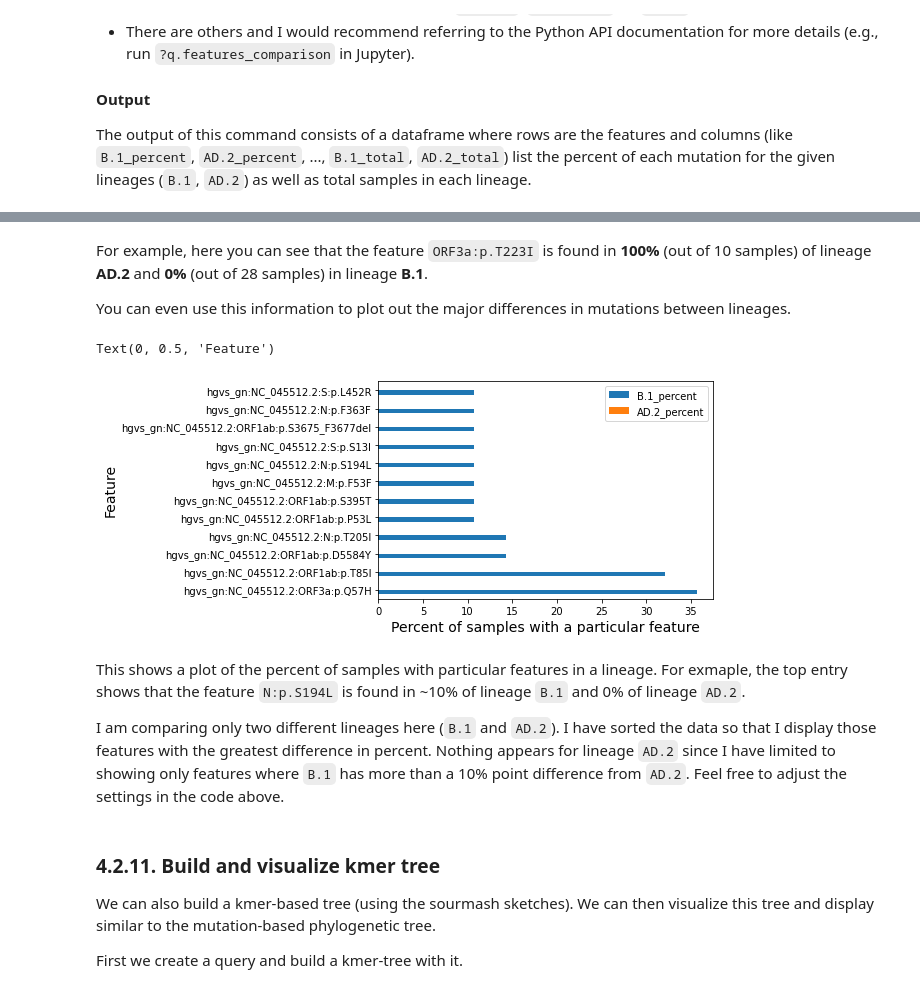
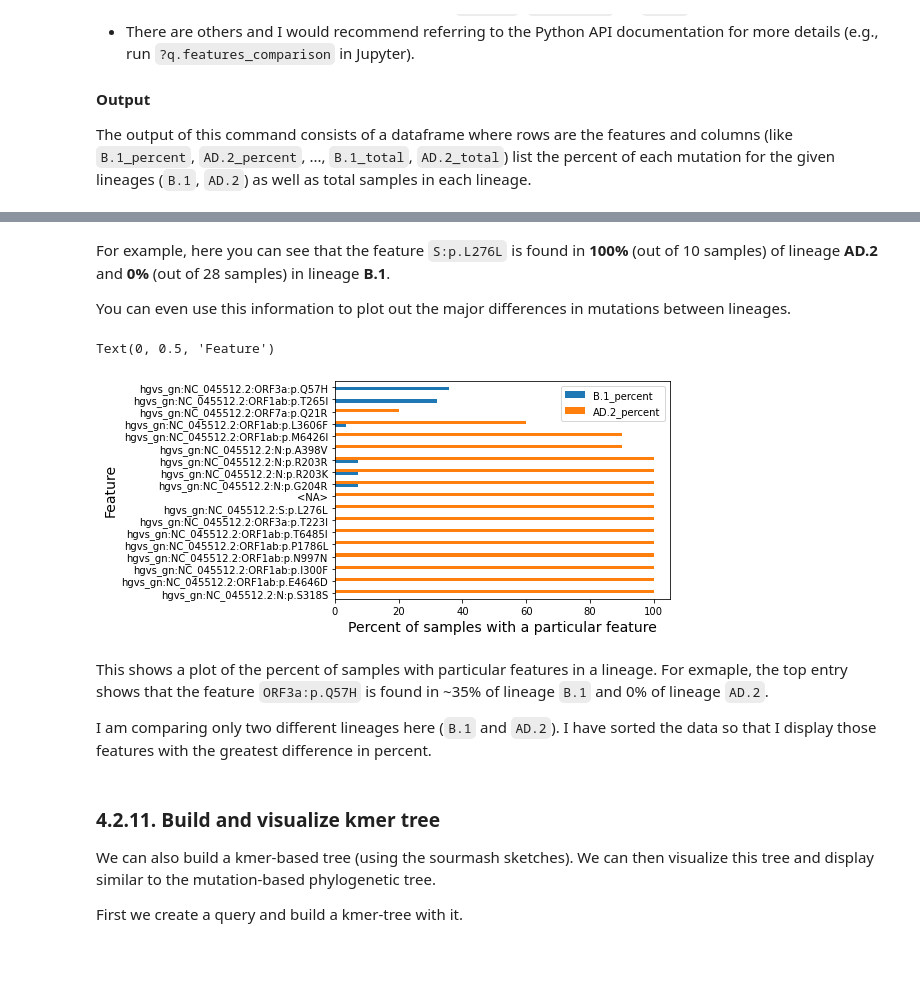
Before and after one commit to apetkau/genomics-data-index-examples, a Jupyter notebook: examples/tutorial-2-sars-cov-2.ipynb, the cells around one changed output, grey strips where cells are left out. Drawn from its saved outputs; the diff is of its cells as text; code cells hidden in the pictures; blank space fills up the shorter version.

```diff
--- a/examples/tutorial-2-sars-cov-2.ipynb
+++ b/examples/tutorial-2-sars-cov-2.ipynb
@@ -480,39 +483,39 @@ comparison_df[['ID_HGVS_GN.p', 'B.1_percent', 'AD.2_percent', 'B.1_total', 'AD.2
 288 rows × 5 columns
 # %% [markdown]
-For example, here you can see that the feature `ORF3a:p.T223I` is found in **100%** (out of 10 samples) of lineage **AD.2** and **0%** (out of 28 samples) in lineage **B.1**.
+For example, here you can see that the feature `S:p.L276L` is found in **100%** (out of 10 samples) of lineage **AD.2** and **0%** (out of 28 samples) in lineage **B.1**.
 
 You can even use this information to plot out the major differences in mutations between lineages.
 # %%
 import matplotlib.pyplot as plt
 
 comparison_diff_df = comparison_df.copy()
 
 # Add in column which defines the differences between percent of features in
 # the selected lineages
 comparison_diff_df['B.1_minus_AD.2_percent'] = comparison_diff_df['B.1_percent'] \
                                                - comparison_diff_df['AD.2_percent']
 
 # Use this difference column (B.1_minus_AD.2_percent) to sort features to compare
-comparison_diff_df = comparison_diff_df.sort_values('B.1_minus_AD.2_percent',
-                                                    ascending=False)
+comparison_diff_df = comparison_diff_df.sort_values(['B.1_minus_AD.2_percent', 'ID_HGVS_GN.p'],
+                                                    ascending=True)
 
 # Limit data to only those features where the difference
 # between lineages is greater than 10%
 comparison_diff_df = comparison_diff_df[
-    comparison_diff_df['B.1_minus_AD.2_percent'] > 10][
+    abs(comparison_diff_df['B.1_minus_AD.2_percent']) > 15][
     ['ID_HGVS_GN.p', 'B.1_percent', 'AD.2_percent']]
 
 # Plot percent difference
 comparison_diff_df.set_index('ID_HGVS_GN.p').plot(kind='barh')
 plt.xlabel(f'Percent of samples with a particular feature', fontdict={'size': 14})
 plt.ylabel('Feature', fontdict={'size': 14})
 # %% [output]
 Text(0, 0.5, 'Feature')
-[figure, old version]
+[figure, new version]
 # %% [markdown]
-This shows a plot of the percent of samples with particular features in a lineage. For exmaple, the top entry shows that the feature `N:p.S194L` is found in ~10% of lineage `B.1` and 0% of lineage `AD.2`.
+This shows a plot of the percent of samples with particular features in a lineage. For exmaple, the top entry shows that the feature `ORF3a:p.Q57H` is found in ~35% of lineage `B.1` and 0% of lineage `AD.2`.
 
-I am comparing only two different lineages here (`B.1` and `AD.2`). I have sorted the data so that I display those features with the greatest difference in percent. Nothing appears for lineage `AD.2` since I have limited to showing only features where `B.1` has more than a 10% point difference from `AD.2`. Feel free to adjust the settings in the code above.
+I am comparing only two different lineages here (`B.1` and `AD.2`). I have sorted the data so that I display those features with the greatest difference in percent.
 # %% [markdown]
 ### 4.2.11. Build and visualize kmer tree
 
```
Also changed, not shown: parts of 18 cells of this notebook, 2 other files.
